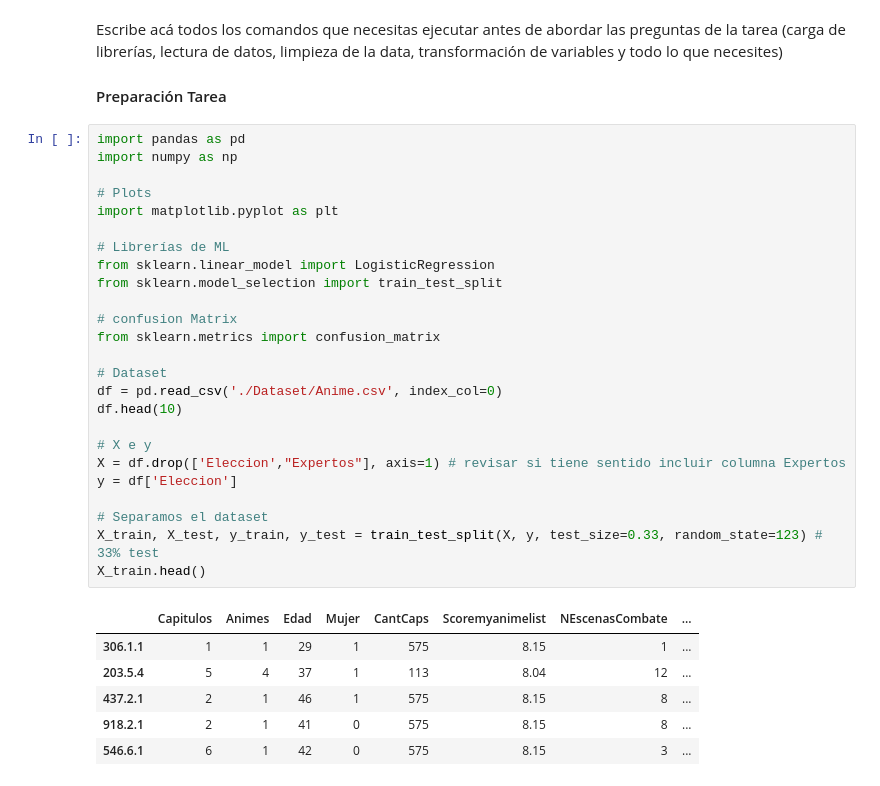
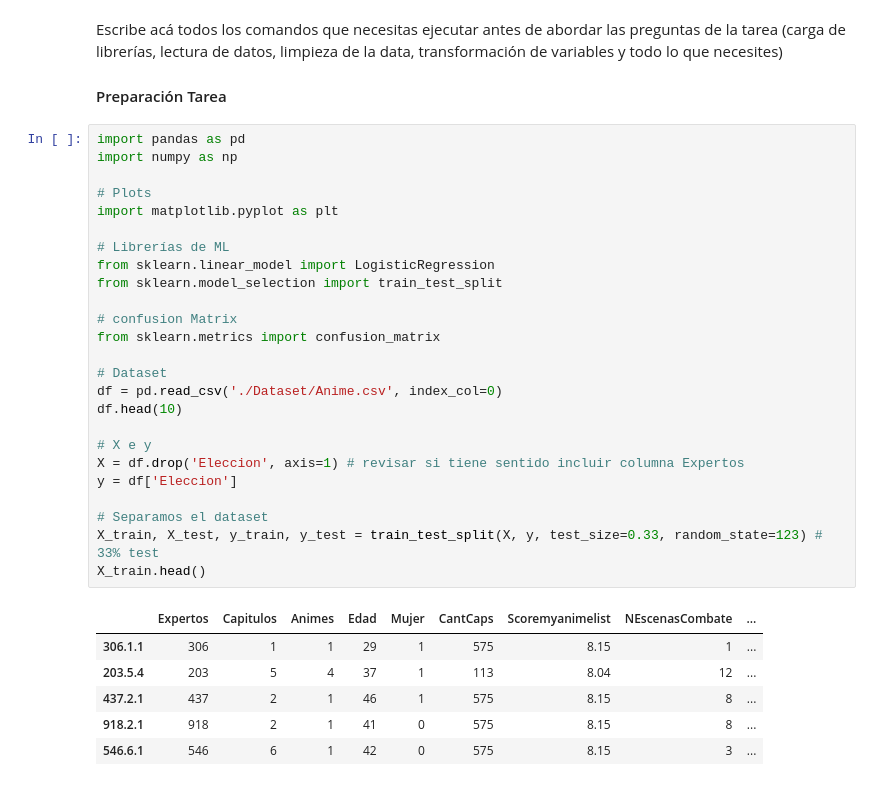
Before and after one commit to nicacevedo/MKT2, a Jupyter notebook: Tarea2/Tarea2.ipynb, the cells around one changed output. Saved outputs shown, nothing was run; the diff lists cells and outputs as text.

```diff
--- a/Tarea2/Tarea2.ipynb
+++ b/Tarea2/Tarea2.ipynb
@@ -27,32 +27,32 @@ Escribe acá todos los comandos que necesitas ejecutar antes de abordar las preg
 # %%
 import pandas as pd
 import numpy as np
 
 # Plots
 import matplotlib.pyplot as plt
 
 # Librerías de ML
 from sklearn.linear_model import LogisticRegression
 from sklearn.model_selection import train_test_split
 
 # confusion Matrix
 from sklearn.metrics import confusion_matrix
 
 # Dataset
 df = pd.read_csv('./Dataset/Anime.csv', index_col=0)
 df.head(10)
 
 # X e y
-X = df.drop(['Eleccion',"Expertos"], axis=1) # revisar si tiene sentido incluir columna Expertos
+X = df.drop('Eleccion', axis=1) # revisar si tiene sentido incluir columna Expertos
 y = df['Eleccion']
 
 # Separamos el dataset
 X_train, X_test, y_train, y_test = train_test_split(X, y, test_size=0.33, random_state=123) # 33% test
 X_train.head()
 # %% [output]
-|  | Capitulos | Animes | Edad | Mujer | CantCaps | Scoremyanimelist | NEscenasCombate | ... |
-| 306.1.1 | 1 | 1 | 29 | 1 | 575 | 8.15 | 1 | ... |
-| 203.5.4 | 5 | 4 | 37 | 1 | 113 | 8.04 | 12 | ... |
-| 437.2.1 | 2 | 1 | 46 | 1 | 575 | 8.15 | 8 | ... |
-| 918.2.1 | 2 | 1 | 41 | 0 | 575 | 8.15 | 8 | ... |
-| 546.6.1 | 6 | 1 | 42 | 0 | 575 | 8.15 | 3 | ... |
+|  | Expertos | Capitulos | Animes | Edad | Mujer | CantCaps | Scoremyanimelist | NEscenasCombate | ... |
+| 306.1.1 | 306 | 1 | 1 | 29 | 1 | 575 | 8.15 | 1 | ... |
+| 203.5.4 | 203 | 5 | 4 | 37 | 1 | 113 | 8.04 | 12 | ... |
+| 437.2.1 | 437 | 2 | 1 | 46 | 1 | 575 | 8.15 | 8 | ... |
+| 918.2.1 | 918 | 2 | 1 | 41 | 0 | 575 | 8.15 | 8 | ... |
+| 546.6.1 | 546 | 6 | 1 | 42 | 0 | 575 | 8.15 | 3 | ... |
```
Also changed, not shown: parts of 7 cells of this notebook, 1 other file.
